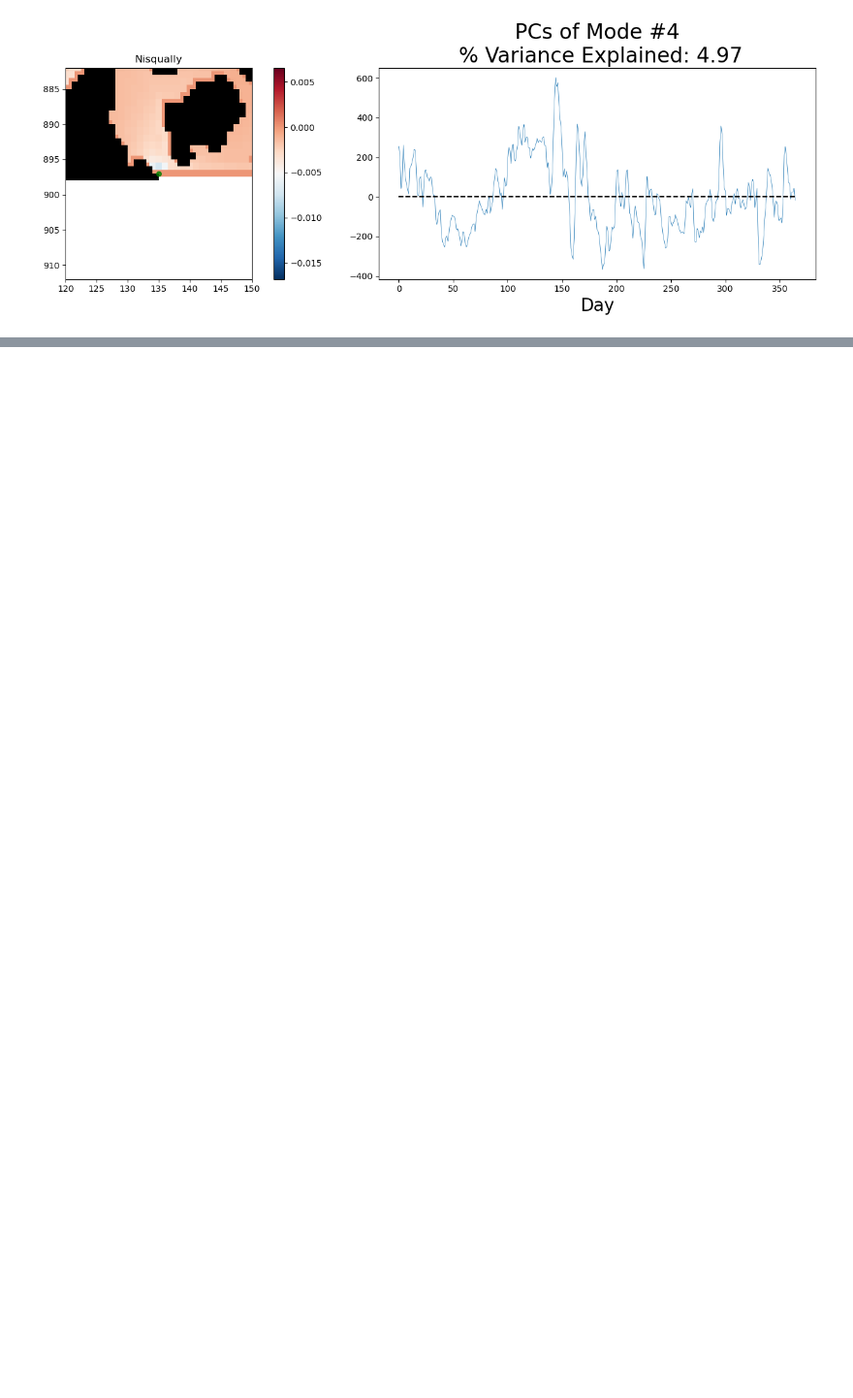
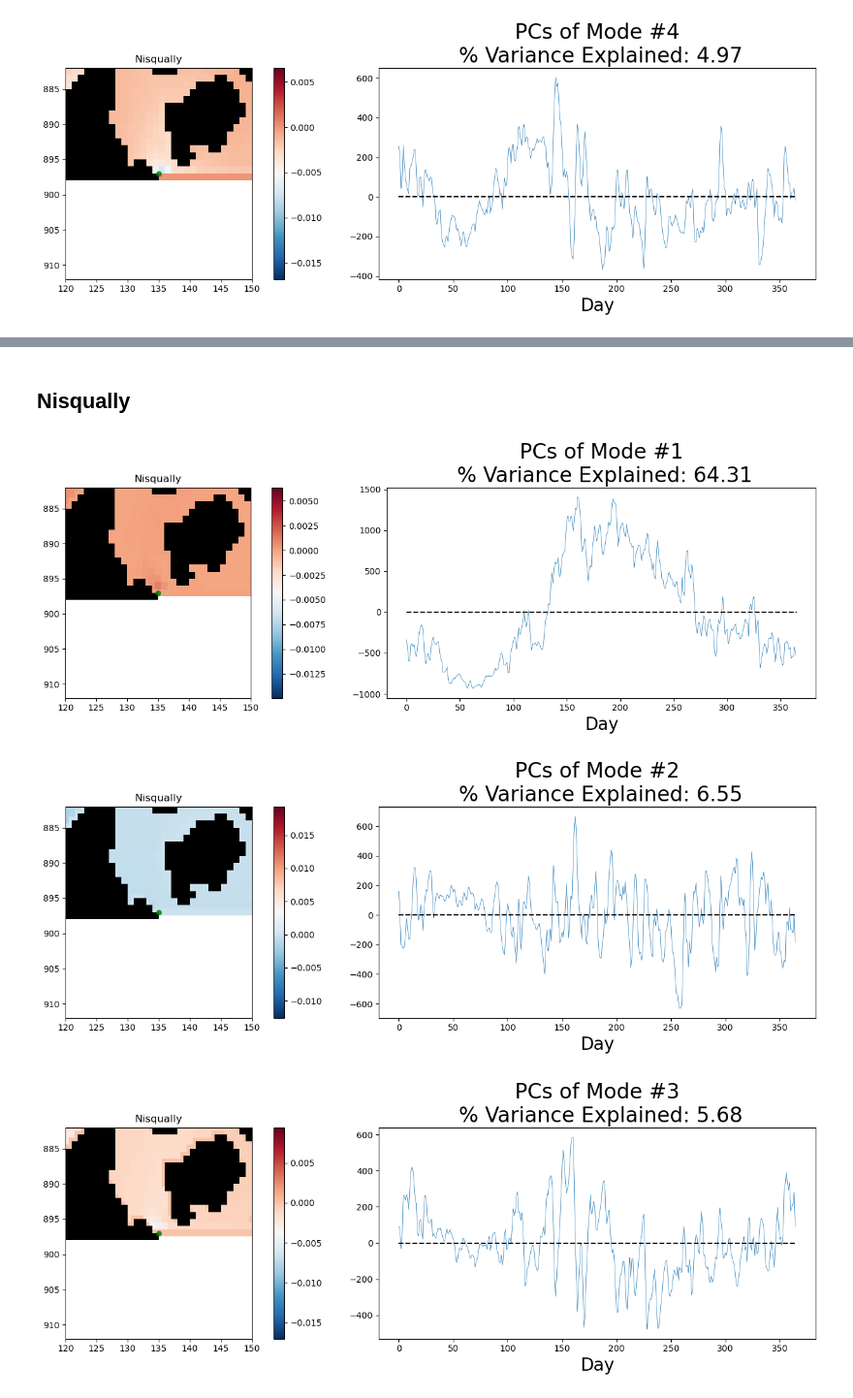
Before and after one commit to SalishSeaCast/analysis-cassidy, a Jupyter notebook: notebooks/compare_daily_river/river_influence_PCA_zoomin.ipynb, the cells around one changed output, grey strips where cells are left out. Shown at 97% size. Cells and saved outputs as stored; diff of their text form; code cells hidden in the pictures; blank space fills up the shorter version.

```diff
--- a/notebooks/compare_daily_river/river_influence_PCA_zoomin.ipynb
+++ b/notebooks/compare_daily_river/river_influence_PCA_zoomin.ipynb
@@ -211,0 +234,12 @@ def river_zoom(w_shed, r_call, r_name, n):
+# %% [markdown]
+## Nisqually
+# %%
+river_zoom('puget','NisquallyMcAllister','Nisqually',0)
+river_zoom('puget','NisquallyMcAllister','Nisqually',1)
+river_zoom('puget','NisquallyMcAllister','Nisqually',2)
+river_zoom('puget','NisquallyMcAllister','Nisqually',3) ##*
+river_zoom('puget','NisquallyMcAllister','Nisqually',4)
+# %% [output]
+[figure, added]
+[figure, added]
+[figure, added]
```
Also changed, not shown: parts of 9 cells of this notebook, 1 other file.
